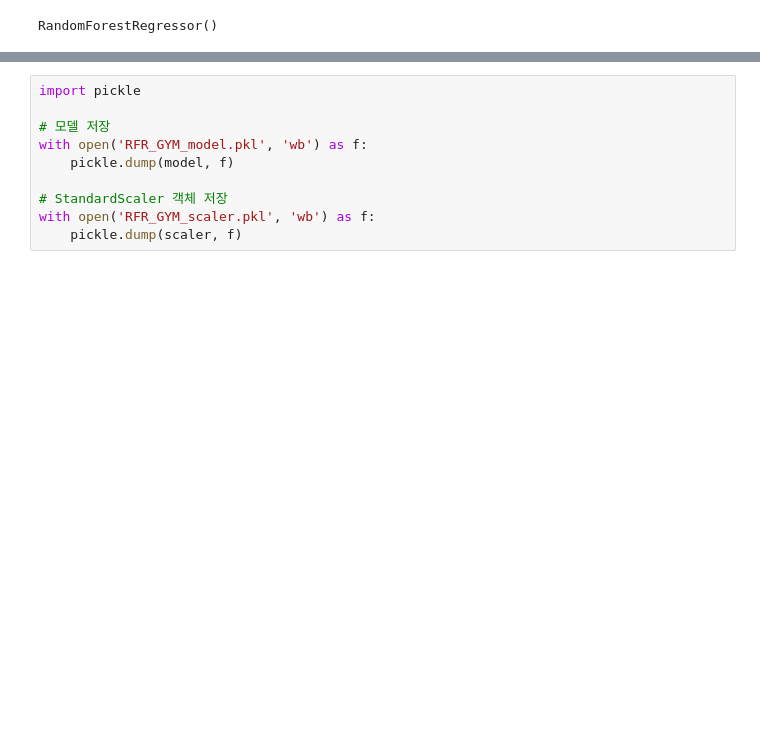
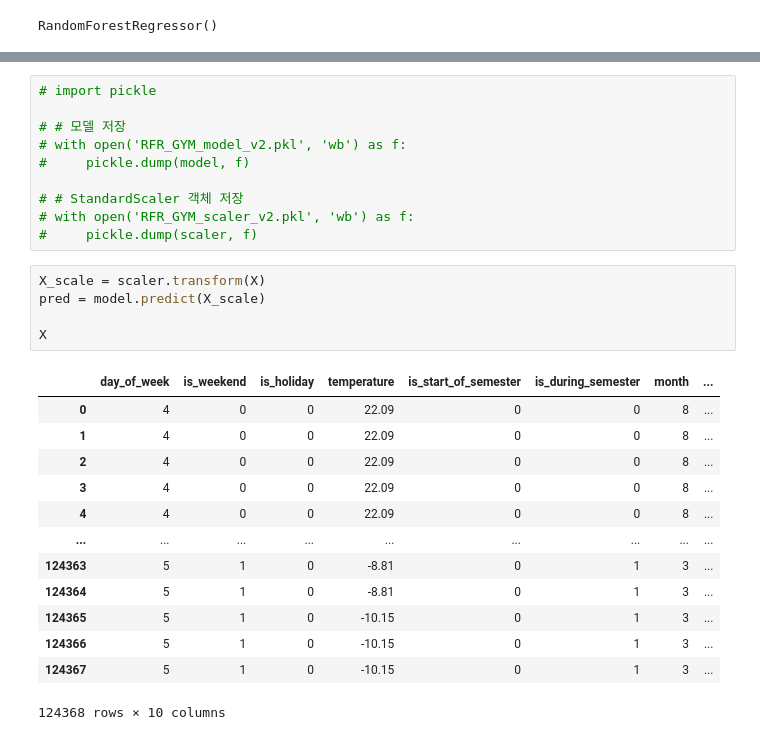
Before and after one commit to Pinkippo/ML_sprint, a Jupyter notebook: Model/RFR_GYM_model.ipynb, the cells around one changed output, grey strips where cells are left out. Drawn from its saved outputs; the diff is of its cells as text; blank space fills up the shorter version.

```diff
--- a/Model/RFR_GYM_model.ipynb
+++ b/Model/RFR_GYM_model.ipynb
@@ -131,10 +130,29 @@ print(model.predict(test_predict))
 # %%
-import pickle
+# import pickle
 
-# 모델 저장
-with open('RFR_GYM_model.pkl', 'wb') as f:
-    pickle.dump(model, f)
+# # 모델 저장
+# with open('RFR_GYM_model_v2.pkl', 'wb') as f:
+#     pickle.dump(model, f)
 
-# StandardScaler 객체 저장
-with open('RFR_GYM_scaler.pkl', 'wb') as f:
-    pickle.dump(scaler, f)
+# # StandardScaler 객체 저장
+# with open('RFR_GYM_scaler_v2.pkl', 'wb') as f:
+#     pickle.dump(scaler, f)
+# %%
+X_scale = scaler.transform(X)
+pred = model.predict(X_scale)
+
+X
+# %% [output]
+|  | day_of_week | is_weekend | is_holiday | temperature | is_start_of_semester | is_during_semester | month | ... |
+| 0 | 4 | 0 | 0 | 22.09 | 0 | 0 | 8 | ... |
+| 1 | 4 | 0 | 0 | 22.09 | 0 | 0 | 8 | ... |
+| 2 | 4 | 0 | 0 | 22.09 | 0 | 0 | 8 | ... |
+| 3 | 4 | 0 | 0 | 22.09 | 0 | 0 | 8 | ... |
+| 4 | 4 | 0 | 0 | 22.09 | 0 | 0 | 8 | ... |
+| ... | ... | ... | ... | ... | ... | ... | ... | ... |
+| 124363 | 5 | 1 | 0 | -8.81 | 0 | 1 | 3 | ... |
+| 124364 | 5 | 1 | 0 | -8.81 | 0 | 1 | 3 | ... |
+| 124365 | 5 | 1 | 0 | -10.15 | 0 | 1 | 3 | ... |
+| 124366 | 5 | 1 | 0 | -10.15 | 0 | 1 | 3 | ... |
+| 124367 | 5 | 1 | 0 | -10.15 | 0 | 1 | 3 | ... |
+124368 rows × 10 columns
```
Also changed, not shown: parts of 5 cells of this notebook, 3 other files.
